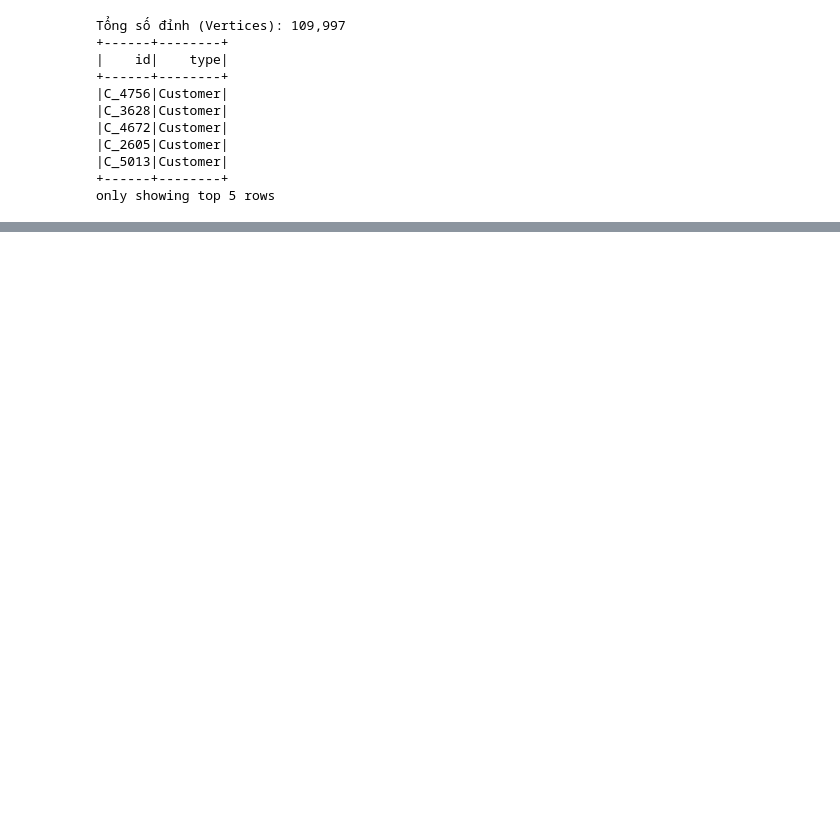
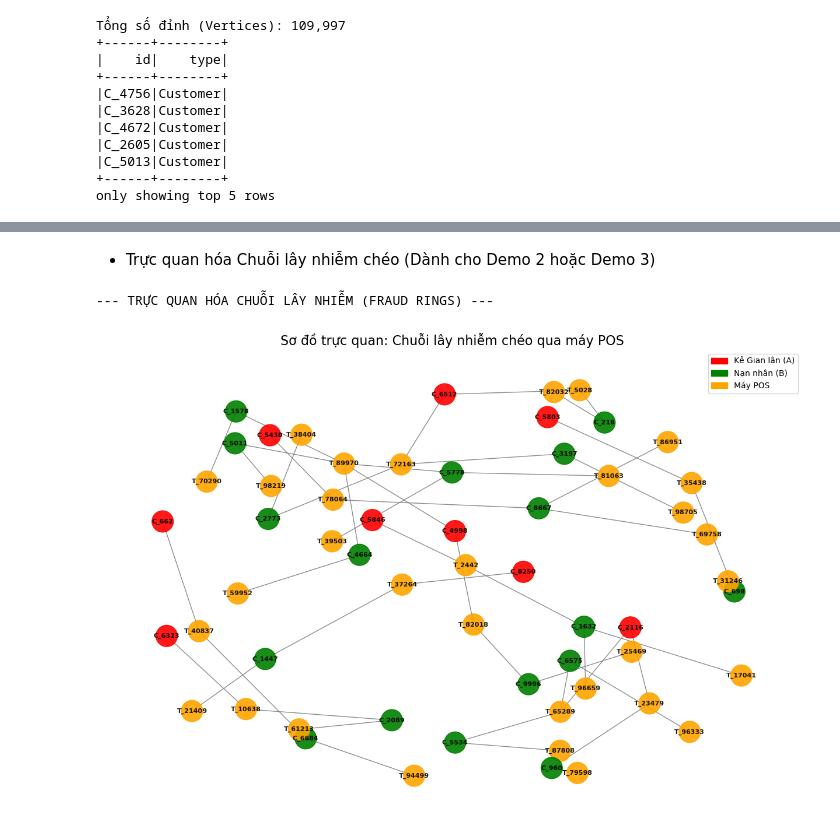
Before and after one commit to thanhnhat31/big-data.group-3.msa29hcm, a Jupyter notebook: notebooks/04_Spark_GraphFrame_Demo.ipynb, the cells around one changed output, grey strips where cells are left out. Saved outputs shown, nothing was run; the diff lists cells and outputs as text; code cells hidden in the pictures; blank space fills up the shorter version.

```diff
--- a/notebooks/04_Spark_GraphFrame_Demo.ipynb
+++ b/notebooks/04_Spark_GraphFrame_Demo.ipynb
@@ -147,0 +290,16 @@ only showing top 5 rows
+# %%
+print("--- KHỞI TẠO DỮ LIỆU MẪU (1 THÁNG) CHO CÁC DEMO NÂNG CAO ---")
+
+# Lấy mẫu dữ liệu của tháng 4/2018
+edges_sample = edges.filter(col("tx_year_month") == "2018-04")
+
+# Lọc Vertices tương ứng với tập Edges mẫu
+sample_customers = edges_sample.select(col("src").alias("id")).distinct().withColumn("type", lit("Customer"))
+sample_terminals = edges_sample.select(col("dst").alias("id")).distinct().withColumn("type", lit("Terminal"))
+vertices_sample = sample_customers.union(sample_terminals)
+
+# Khởi tạo GraphFrame mẫu
+g_sample = GraphFrame(vertices_sample, edges_sample)
+
+print(f"Số lượng Cạnh (Sample): {edges_sample.count():,}")
+print(f"Số lượng Đỉnh (Sample): {vertices_sample.count():,}")
@@ -147,0 +688,52 @@ only showing top 5 rows
+# %% [markdown]
+- Trực quan hóa Chuỗi lây nhiễm chéo (Dành cho Demo 2 hoặc Demo 3)
+# %%
+import networkx as nx
+import matplotlib.pyplot as plt
+import matplotlib.patches as mpatches
+
+print("--- TRỰC QUAN HÓA CHUỖI LÂY NHIỄM (FRAUD RINGS) ---")
+
+# Chuyển đổi khoảng 20 chuỗi từ kết quả GraphFrames sang Pandas DataFrame
+sample_patterns_pd = gf_result2.limit(20).toPandas()
+
+# Khởi tạo đồ thị NetworkX
+G = nx.Graph()
+
+# Duyệt qua các dòng và thêm Node/Edge
+for _, row in sample_patterns_pd.iterrows():
+    fraud_node = row['Fraud_Customer_A']
+    terminal_1 = row['Infected_POS_T1']
+    victim_node = row['Victim_Customer_B']
+    terminal_2 = row['At_Risk_POS_T2']
+
+    # Thêm Node với thuộc tính màu sắc để phân biệt
+    G.add_node(fraud_node, color='red')          # Kẻ gian lận
+    G.add_node(terminal_1, color='orange')       # POS bị nhiễm
+    G.add_node(victim_node, color='green')       # Nạn nhân
+    G.add_node(terminal_2, color='orange')       # POS rủi ro
+
+    # Thêm các cạnh nối (Giao dịch)
+    G.add_edge(fraud_node, terminal_1)
+    G.add_edge(victim_node, terminal_1)
+    G.add_edge(victim_node, terminal_2)
+
+# Lấy mảng màu sắc cho các node đã add
+color_map = [nx.get_node_attributes(G, 'color').get(node, 'gray') for node in G.nodes()]
+
+# Thiết lập và vẽ đồ thị
+plt.figure(figsize=(12, 8))
+pos = nx.spring_layout(G, k=0.6) # Thuật toán dàn trang Spring Layout
+nx.draw(G, pos, with_labels=True, node_color=color_map, node_size=700, font_size=8, font_weight="bold", edge_color="gray", alpha=0.9)
+
+# Tạo chú thích (Legend)
+red_patch = mpatches.Patch(color='red', label='Kẻ Gian lận (A)')
+green_patch = mpatches.Patch(color='green', label='Nạn nhân (B)')
+orange_patch = mpatches.Patch(color='orange', label='Máy POS')
+plt.legend(handles=[red_patch, green_patch, orange_patch], loc='upper right')
+
+plt.title("Sơ đồ trực quan: Chuỗi lây nhiễm chéo qua máy POS", fontsize=16)
+plt.show()
+# %% [output]
+--- TRỰC QUAN HÓA CHUỖI LÂY NHIỄM (FRAUD RINGS) ---
+[figure, added]
```
Also changed, not shown: parts of 44 cells of this notebook, 2 other files.
